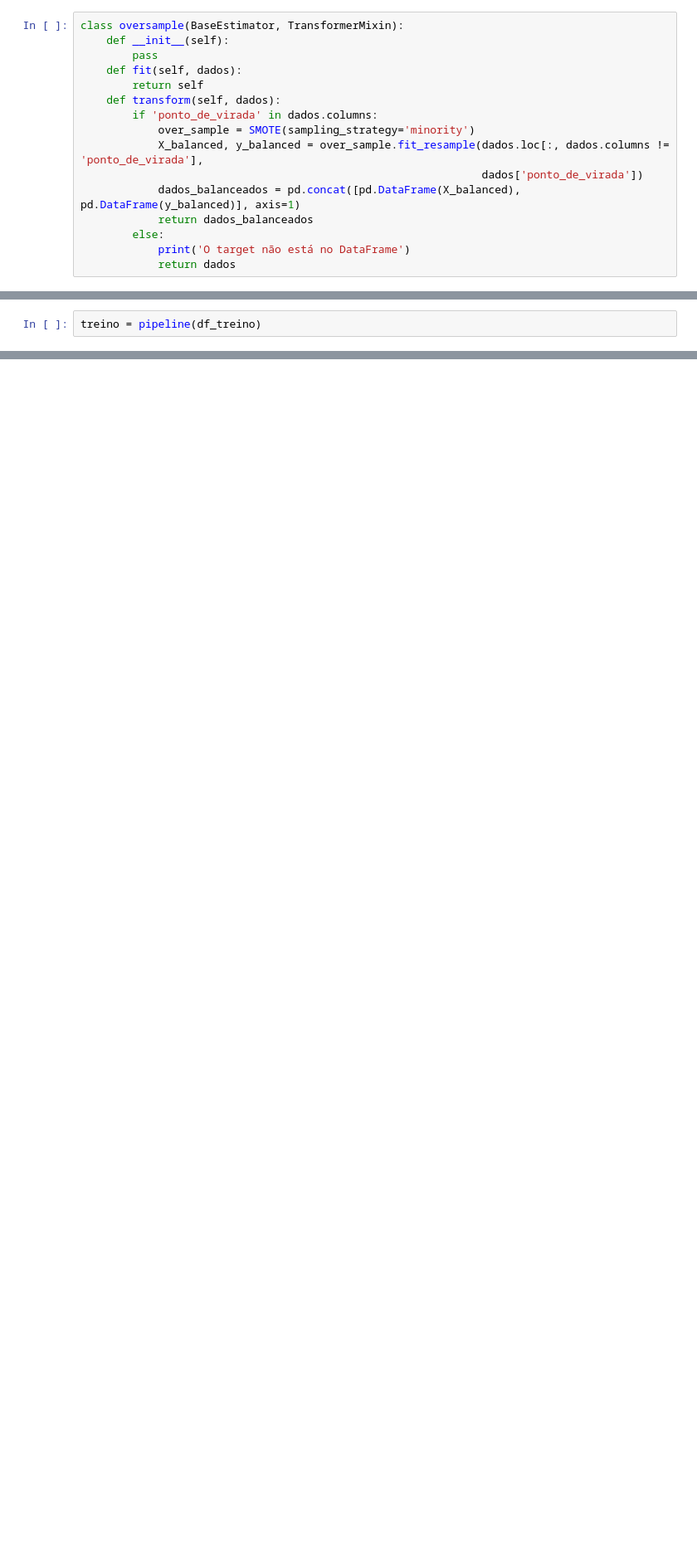
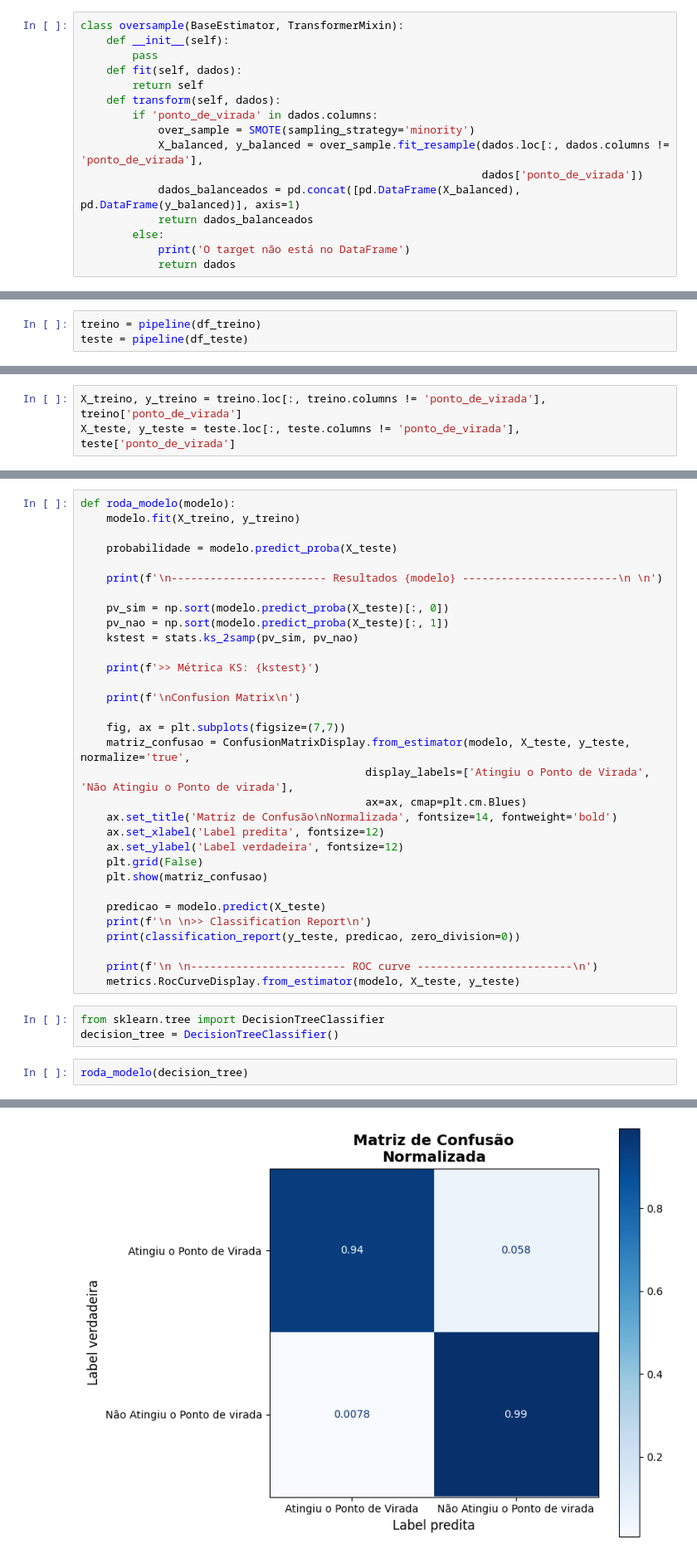
Before and after one commit to giulianafernandes/datathon_fiap, a Jupyter notebook: datathon.ipynb, the cells around one changed output, grey strips where cells are left out. Shown: that part at 83% size. Drawn from its saved outputs; the diff is of its cells as text; blank space fills up the shorter version.

Commit message:
escolha do modelo e refinamento do streamlit

```diff
--- a/datathon.ipynb
+++ b/datathon.ipynb
@@ -690,2 +707,3 @@ def pipeline(dados):
 # %%
 treino = pipeline(df_treino)
+teste = pipeline(df_teste)
@@ -707,0 +710,3 @@ Name: proportion, dtype: float64
+# %%
+X_treino, y_treino = treino.loc[:, treino.columns != 'ponto_de_virada'], treino['ponto_de_virada']
+X_teste, y_teste = teste.loc[:, teste.columns != 'ponto_de_virada'], teste['ponto_de_virada']
@@ -707,0 +717,38 @@ Name: proportion, dtype: float64
+# %%
+def roda_modelo(modelo):
+    modelo.fit(X_treino, y_treino)
+
+    probabilidade = modelo.predict_proba(X_teste)
+
+    print(f'\n------------------------ Resultados {modelo} ------------------------\n \n')
+
+    pv_sim = np.sort(modelo.predict_proba(X_teste)[:, 0])
+    pv_nao = np.sort(modelo.predict_proba(X_teste)[:, 1])
+    kstest = stats.ks_2samp(pv_sim, pv_nao)
+
+    print(f'>> Métrica KS: {kstest}')
+
+    print(f'\nConfusion Matrix\n')
+
+    fig, ax = plt.subplots(figsize=(7,7))
+    matriz_confusao = ConfusionMatrixDisplay.from_estimator(modelo, X_teste, y_teste, normalize='true',
+                                            display_labels=['Atingiu o Ponto de Virada', 'Não Atingiu o Ponto de virada'],
+                                            ax=ax, cmap=plt.cm.Blues)
+    ax.set_title('Matriz de Confusão\nNormalizada', fontsize=14, fontweight='bold')
+    ax.set_xlabel('Label predita', fontsize=12)
+    ax.set_ylabel('Label verdadeira', fontsize=12)
+    plt.grid(False)
+    plt.show(matriz_confusao)
+
+    predicao = modelo.predict(X_teste)
+    print(f'\n \n>> Classification Report\n')
+    print(classification_report(y_teste, predicao, zero_division=0))
+
+    print(f'\n \n------------------------ ROC curve ------------------------\n')
+    metrics.RocCurveDisplay.from_estimator(modelo, X_teste, y_teste)
+# %%
+from sklearn.tree import DecisionTreeClassifier
+decision_tree = DecisionTreeClassifier()
+# %%
+roda_modelo(decision_tree)
+# %% [output]
@@ -707,0 +761 @@ Name: proportion, dtype: float64
+[figure, added]
```
Also changed, not shown: parts of 20 cells of this notebook, 9 other files.
